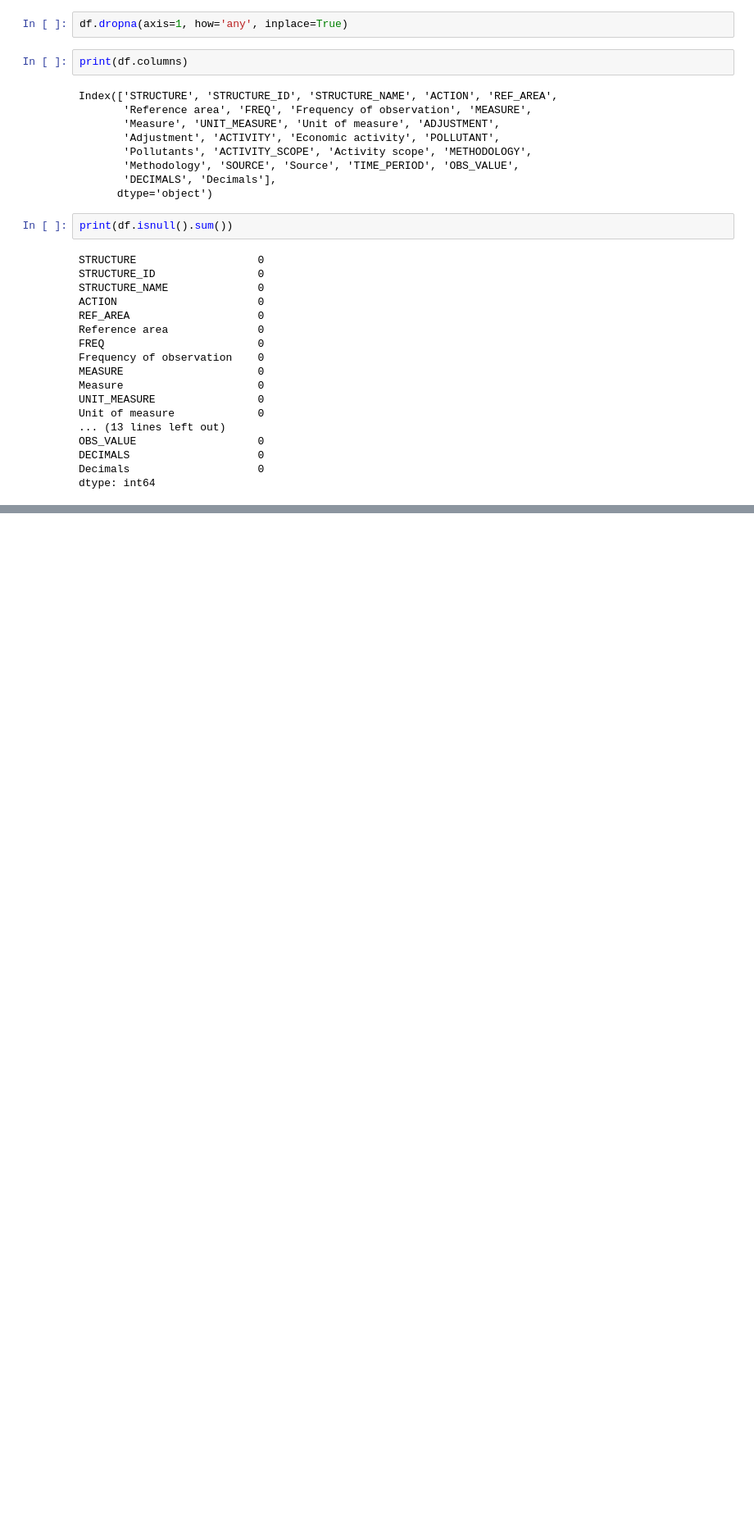
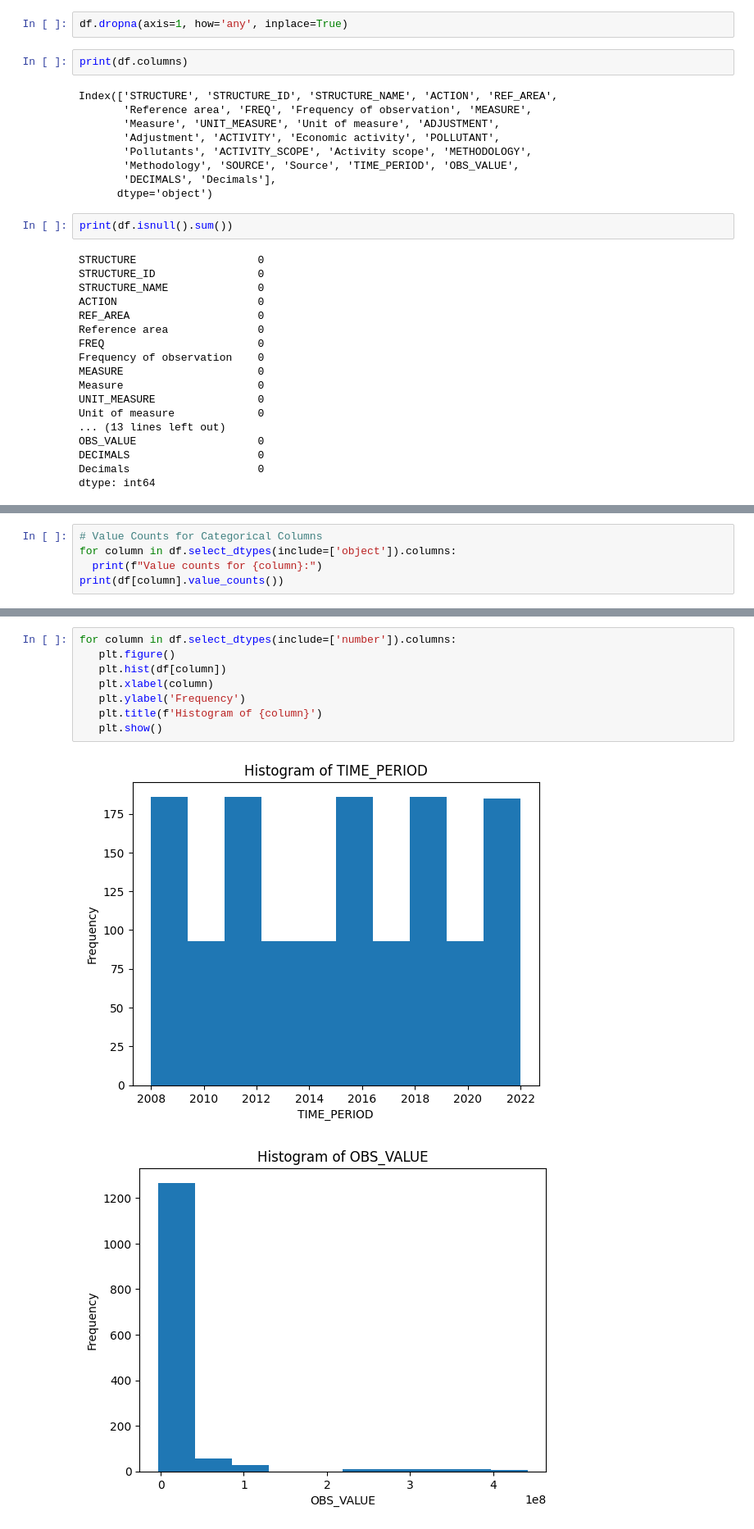
Before and after one commit to Ameesha2214/France_CO2_EMISSION_PREDICTION, a Jupyter notebook: France_CO2.ipynb, the cells around one changed output, grey strips where cells are left out. Shown at 82% size. Cells and saved outputs as stored; diff of their text form; blank space fills up the shorter version.

```diff
--- a/France_CO2.ipynb
+++ b/France_CO2.ipynb
@@ -98,0 +170,5 @@ dtype: int64
+# %%
+# Value Counts for Categorical Columns
+for column in df.select_dtypes(include=['object']).columns:
+  print(f"Value counts for {column}:")
+print(df[column].value_counts())
@@ -98,0 +193,11 @@ dtype: int64
+# %%
+for column in df.select_dtypes(include=['number']).columns:
+   plt.figure()
+   plt.hist(df[column])
+   plt.xlabel(column)
+   plt.ylabel('Frequency')
+   plt.title(f'Histogram of {column}')
+   plt.show()
+# %% [output]
+[figure, added]
+[figure, added]
```
Also changed, not shown: parts of 9 cells of this notebook.
